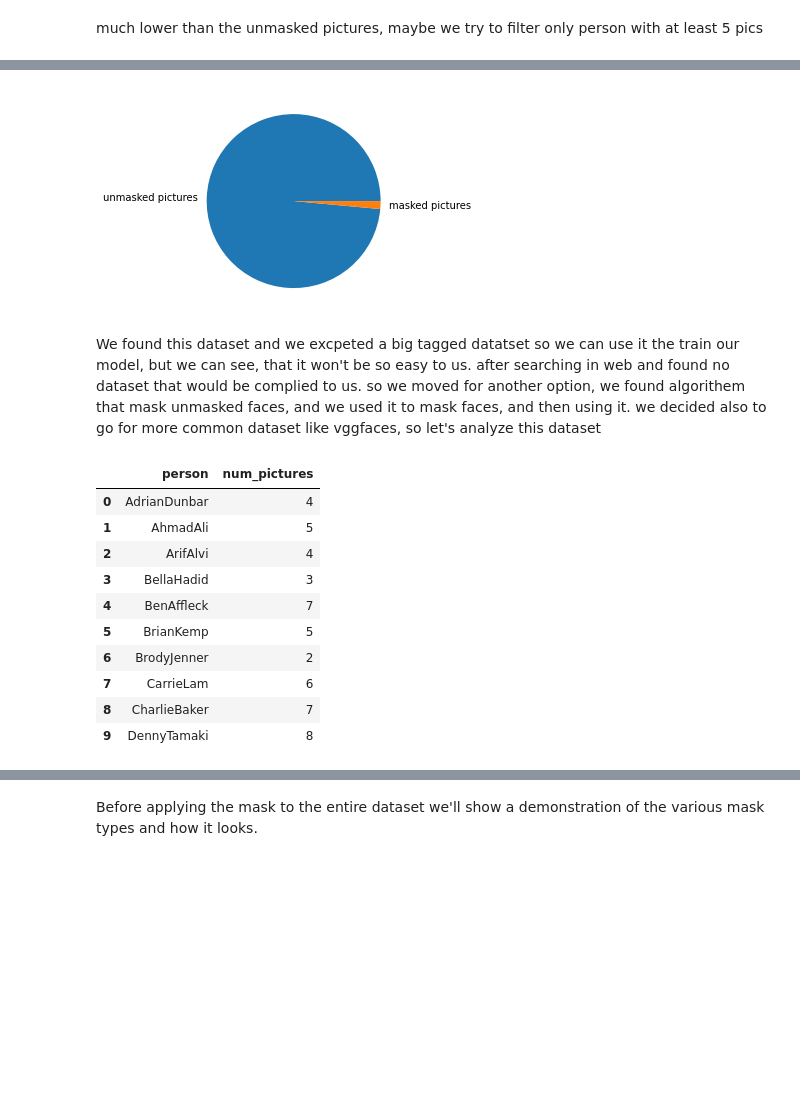
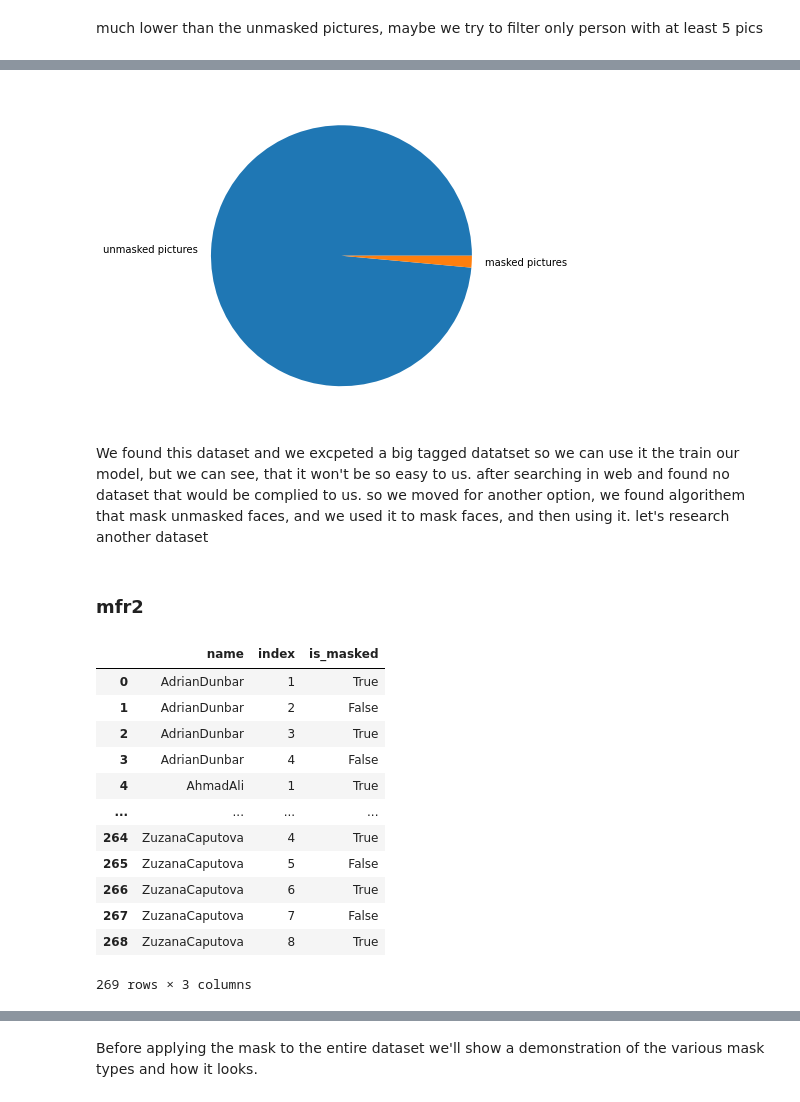
Before and after one commit to ofekari/MaskedFaceDetection, a Jupyter notebook: MaskedFaceDetectionNotebook.ipynb, the cells around one changed output, grey strips where cells are left out. Cells and saved outputs as stored; diff of their text form; code cells hidden in the pictures; blank space fills up the shorter version.

```diff
--- a/MaskedFaceDetectionNotebook.ipynb
+++ b/MaskedFaceDetectionNotebook.ipynb
@@ -108,14 +113,13 @@ import pandas as pd
 # %% [markdown]
 first let's check the counts of masked and unmasked pictures in this data set, start with unmaksed
 # %%
-BASE_PATH = "datazip/AFDB_face_dataset/"
-face_dataset = []
+BASE_PATH = "../data/afdb/face_dataset"
+afdb_face_dataset = []
 for path in glob.iglob(os.path.join(BASE_PATH, "**", "*.jpg")):
-    person = path.split("/")[-2]
-    size = os.path.getsize(path)
-    face_dataset.append({"person":person, "path": path, "size": size})
+    name = path.split("/")[-2]
+    index = re.search('_([0-9]*)\.',path).group(1)
+    afdb_face_dataset.append({"name":name, "index": index, "is_masked":False})
 
-face_dataset = pd.DataFrame(face_dataset)
-face_dataset_by_person = face_dataset.groupby("person").size().reset_index(name="num_pictures")
-face_dataset_by_person.head(10)
+afdb_face_dataset = pd.DataFrame(afdb_face_dataset)
+afdb_face_dataset
 # %% [output]
@@ -132,0 +139,3 @@ face_dataset_by_person.head(10)
+# %%
+afdb_face_dataset_by_person = afdb_face_dataset.groupby("name").size().reset_index(name="num_pictures")
+afdb_face_dataset_by_person.head(10)
@@ -233,38 +251,40 @@ dtype: int64
 # %%
-fd_count = face_dataset["num_pictures"].sum()
-mfd_count = masked_face_dataset["num_pictures"].sum()
+fd_count = afdb_face_dataset_by_person["num_pictures"].sum()
+mfd_count = afdb_masked_face_dataset_by_person["num_pictures"].sum()
 total_count = fd_count + mfd_count
 labels = "unmasked pictures", "masked pictures"
 sizes = [(fd_count/total_count * 100), (mfd_count/total_count * 100)]
 fig1, axe1 = pyplot.subplots()
 axe1.pie(sizes, labels=labels)
 
 pyplot.show()
 # %% [output]
-[figure, old version]
+[figure, new version]
 # %% [markdown]
 We found this dataset and we excpeted a big tagged datatset so we can use it the train our model, but we can see, that it won't be so easy to us. after searching in web and found no dataset that would be complied to us.
 so we moved for another option, we found algorithem that mask unmasked faces, and we used it to mask faces, and then using it.
-we decided also to go for more common dataset like vggfaces, so let's analyze this dataset
+let's research another dataset
+# %% [markdown]
+### mfr2
 # %%
-BASE_PATH = "datazip/mfr2/"
-mfr2_face_dataset = []
-for path in glob.iglob(os.path.join(BASE_PATH, "**", "*.png")):
-    person = path.split("/")[-2]
-    mfr2_face_dataset.append({"person":person, "path": path})
-
-mfr2_face_dataset = pd.DataFrame(mfr2_face_dataset)
-mfr2_face_dataset = mfr2_face_dataset.groupby("person").size().reset_index(name="num_pictures")
-mfr2_face_dataset.head(10)
+BASE_PATH = pathlib.Path('../data/mfr2')
+labels_path = BASE_PATH / 'mfr2_labels.txt'
+mfr2_face_dataset=pd.read_csv(filepath_or_buffer=str(labels_path),names=['name','index','mask'],dtype={'index':'str'})
+mfr2_face_dataset=mfr2_face_dataset.apply(lambda x: x.apply(lambda y: y.strip() if type(y) == type('') else y), axis=0)
+mfr2_face_dataset=mfr2_face_dataset.assign(is_masked=lambda x: (x['mask'] != 'no-mask'))
+mfr2_face_dataset=mfr2_face_dataset.drop(columns=['mask'])
+mfr2_face_dataset
 # %% [output]
-|  | person | num_pictures |
-| 0 | AdrianDunbar | 4 |
-| 1 | AhmadAli | 5 |
-| 2 | ArifAlvi | 4 |
-| 3 | BellaHadid | 3 |
-| 4 | BenAffleck | 7 |
-| 5 | BrianKemp | 5 |
-| 6 | BrodyJenner | 2 |
-| 7 | CarrieLam | 6 |
-| 8 | CharlieBaker | 7 |
-| 9 | DennyTamaki | 8 |
+|  | name | index | is_masked |
+| 0 | AdrianDunbar | 1 | True |
+| 1 | AdrianDunbar | 2 | False |
+| 2 | AdrianDunbar | 3 | True |
+| 3 | AdrianDunbar | 4 | False |
+| 4 | AhmadAli | 1 | True |
+| ... | ... | ... | ... |
+| 264 | ZuzanaCaputova | 4 | True |
+| 265 | ZuzanaCaputova | 5 | False |
+| 266 | ZuzanaCaputova | 6 | True |
+| 267 | ZuzanaCaputova | 7 | False |
+| 268 | ZuzanaCaputova | 8 | True |
+269 rows × 3 columns
```
Also changed, not shown: parts of 48 cells of this notebook, 14 other files.
